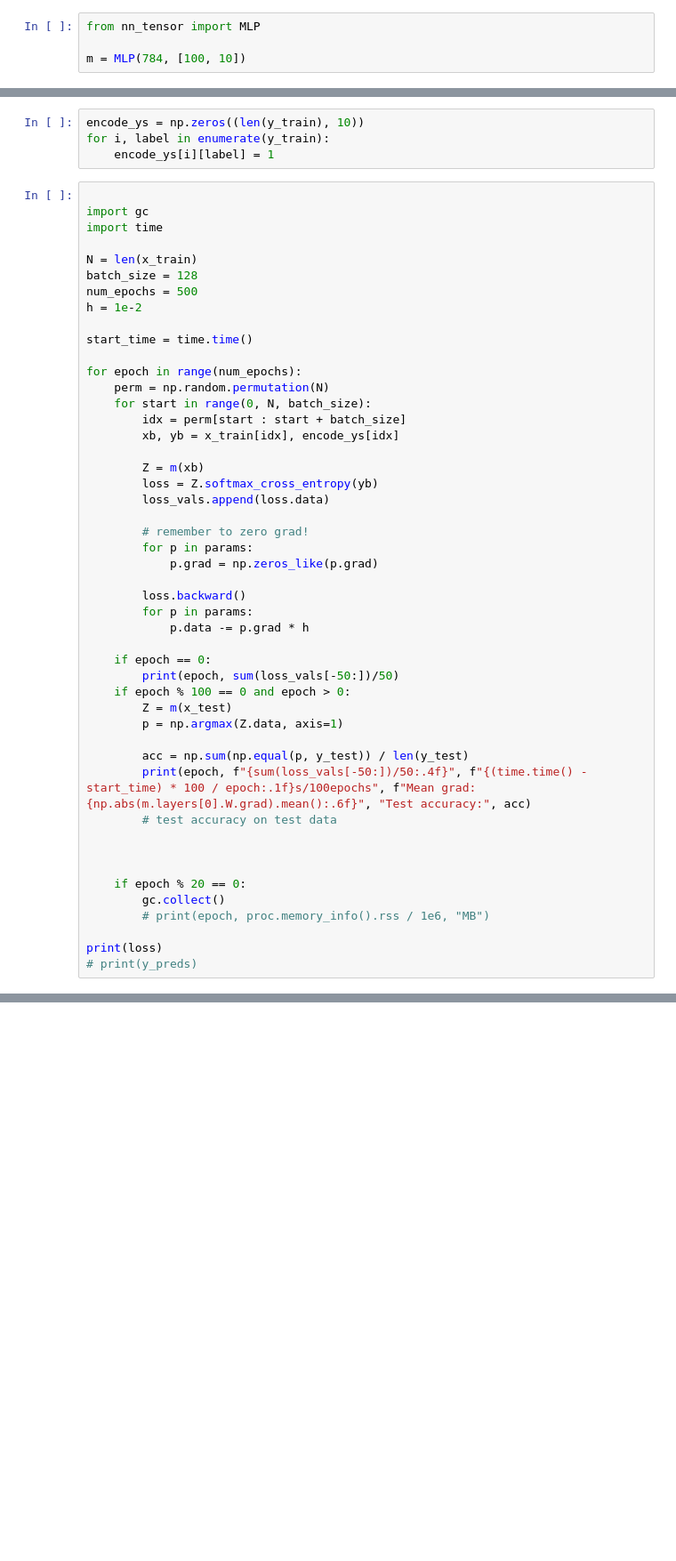
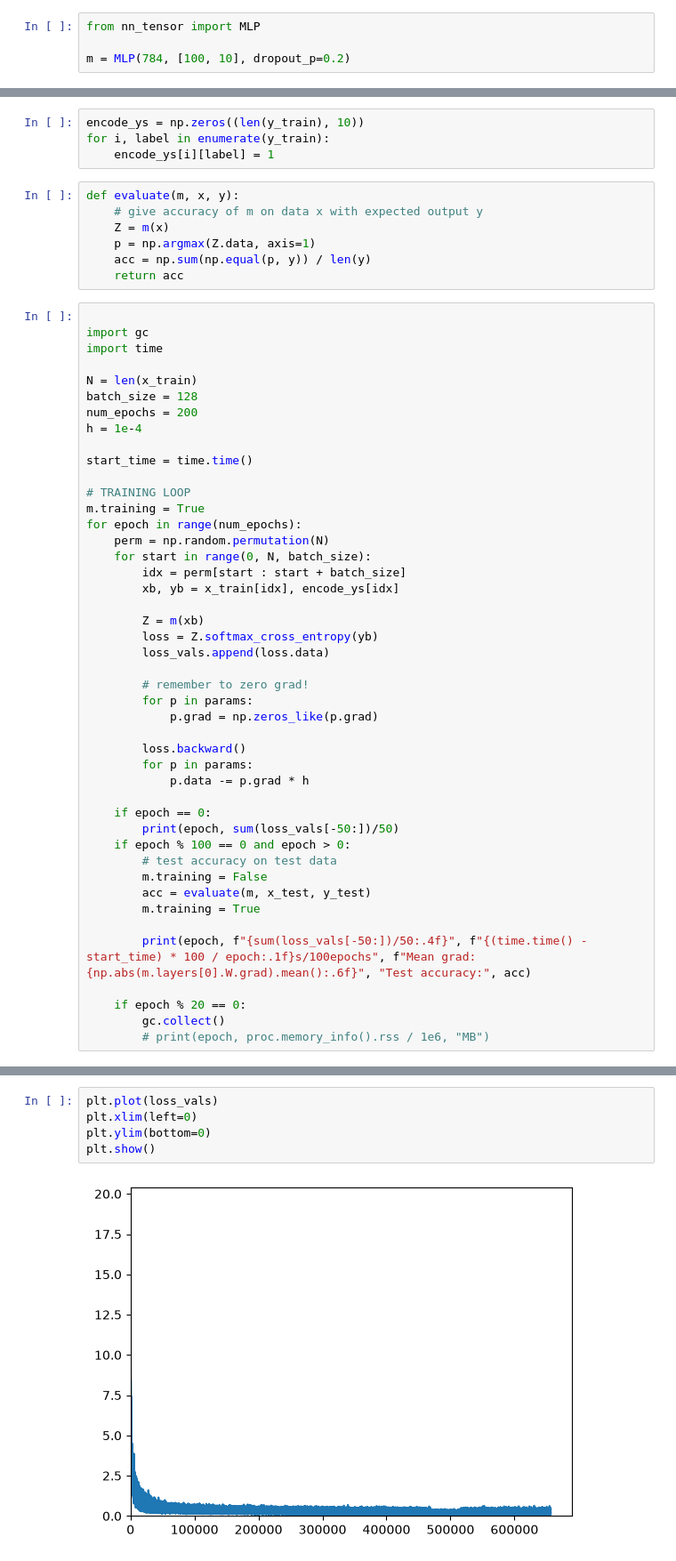
Before and after one commit to ameygupta007/NN-from-scratch, a Jupyter notebook: read-mnist-dataset.ipynb, the cells around one changed output, grey strips where cells are left out. Shown at 89% size. Saved outputs shown, nothing was run; the diff lists cells and outputs as text; blank space fills up the shorter version.

Commit message:
training with dropout

```diff
--- a/read-mnist-dataset.ipynb
+++ b/read-mnist-dataset.ipynb
@@ -119,7 +119,7 @@ def flat_from_image(img):
 # %%
 from nn_tensor import MLP
 
-m = MLP(784, [100, 10])
+m = MLP(784, [100, 10], dropout_p=0.2)
 # %%
 from minigrad import Tensor
 
@@ -153,6 +153,13 @@ array('B', [5, 0, 4, 1, 9, 2, 1, 3, 1, 4, 3, 5, 3, 6, 1, 7, 2, 8, 6, 9, 4, 0, 9,
 encode_ys = np.zeros((len(y_train), 10))
 for i, label in enumerate(y_train):
     encode_ys[i][label] = 1
+# %%
+def evaluate(m, x, y):
+    # give accuracy of m on data x with expected output y
+    Z = m(x)
+    p = np.argmax(Z.data, axis=1)
+    acc = np.sum(np.equal(p, y)) / len(y)
+    return acc
 # %%
 
 import gc
@@ -160,11 +167,13 @@ import time
 
 N = len(x_train)
 batch_size = 128
-num_epochs = 500
-h = 1e-2
+num_epochs = 200
+h = 1e-4
 
 start_time = time.time()
 
+# TRAINING LOOP
+m.training = True
 for epoch in range(num_epochs):
     perm = np.random.permutation(N)
     for start in range(0, N, batch_size):
@@ -186,19 +195,14 @@ for epoch in range(num_epochs):
     if epoch == 0:
         print(epoch, sum(loss_vals[-50:])/50)
     if epoch % 100 == 0 and epoch > 0:
-        Z = m(x_test)
-        p = np.argmax(Z.data, axis=1)
+        # test accuracy on test data
+        m.training = False
+        acc = evaluate(m, x_test, y_test)
+        m.training = True
 
-        acc = np.sum(np.equal(p, y_test)) / len(y_test)
         print(epoch, f"{sum(loss_vals[-50:])/50:.4f}", f"{(time.time() - start_time) * 100 / epoch:.1f}s/100epochs", f"Mean grad: {np.abs(m.layers[0].W.grad).mean():.6f}", "Test accuracy:", acc)
-        # test accuracy on test data
-
-
 
     if epoch % 20 == 0:
         gc.collect()
         # print(epoch, proc.memory_info().rss / 1e6, "MB")
-
-print(loss)
-# print(y_preds)
 # %% [output]
@@ -235,0 +227,7 @@ Tensor(data=[-15.86198237  -5.26417525  -3.59536599   9.90843995 -23.85588139
+# %%
+plt.plot(loss_vals)
+plt.xlim(left=0)
+plt.ylim(bottom=0)
+plt.show()
+# %% [output]
+[figure, added]
```
Also changed, not shown: parts of 7 cells of this notebook, 2 other files.
